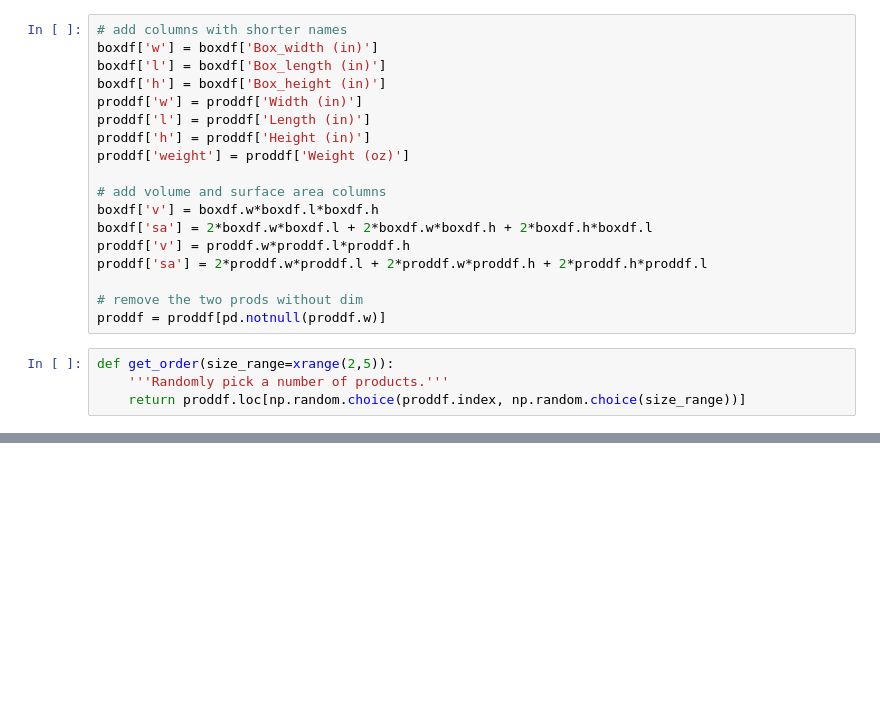
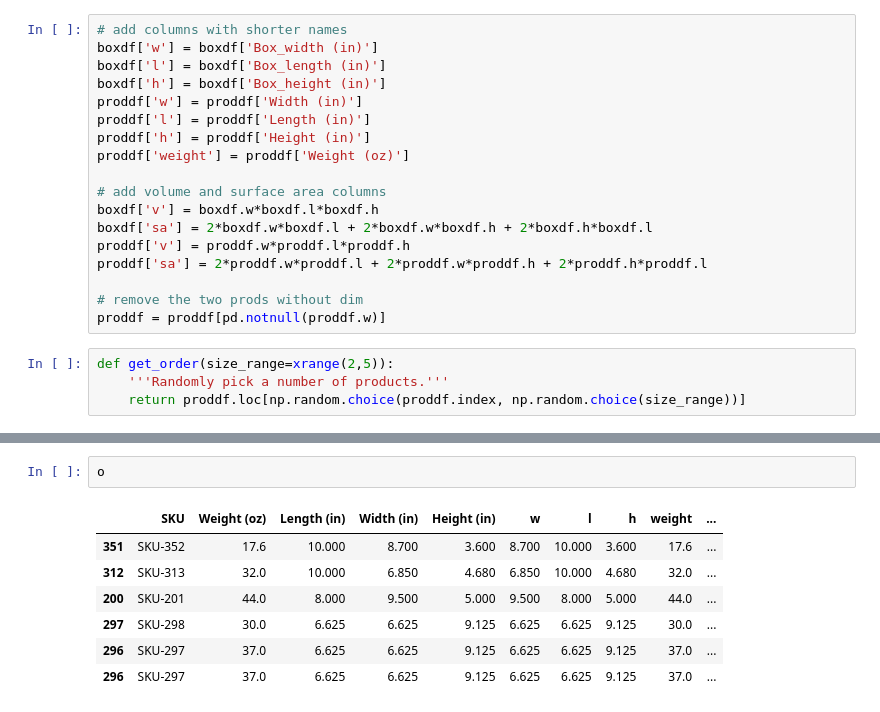
Before and after one commit to gautsi/bxpck, a Jupyter notebook: notebooks/notebook1.ipynb, the cells around one changed output, grey strips where cells are left out. Drawn from its saved outputs; the diff is of its cells as text; blank space fills up the shorter version.

```diff
--- a/notebooks/notebook1.ipynb
+++ b/notebooks/notebook1.ipynb
@@ -70,0 +222,10 @@ Name: 7, dtype: object
+# %%
+o
+# %% [output]
+|  | SKU | Weight (oz) | Length (in) | Width (in) | Height (in) | w | l | h | weight | ... |
+| 351 | SKU-352 | 17.6 | 10.000 | 8.700 | 3.600 | 8.700 | 10.000 | 3.600 | 17.6 | ... |
+| 312 | SKU-313 | 32.0 | 10.000 | 6.850 | 4.680 | 6.850 | 10.000 | 4.680 | 32.0 | ... |
+| 200 | SKU-201 | 44.0 | 8.000 | 9.500 | 5.000 | 9.500 | 8.000 | 5.000 | 44.0 | ... |
+| 297 | SKU-298 | 30.0 | 6.625 | 6.625 | 9.125 | 6.625 | 6.625 | 9.125 | 30.0 | ... |
+| 296 | SKU-297 | 37.0 | 6.625 | 6.625 | 9.125 | 6.625 | 6.625 | 9.125 | 37.0 | ... |
+| 296 | SKU-297 | 37.0 | 6.625 | 6.625 | 9.125 | 6.625 | 6.625 | 9.125 | 37.0 | ... |
```
Also changed, not shown: parts of 26 cells of this notebook.
